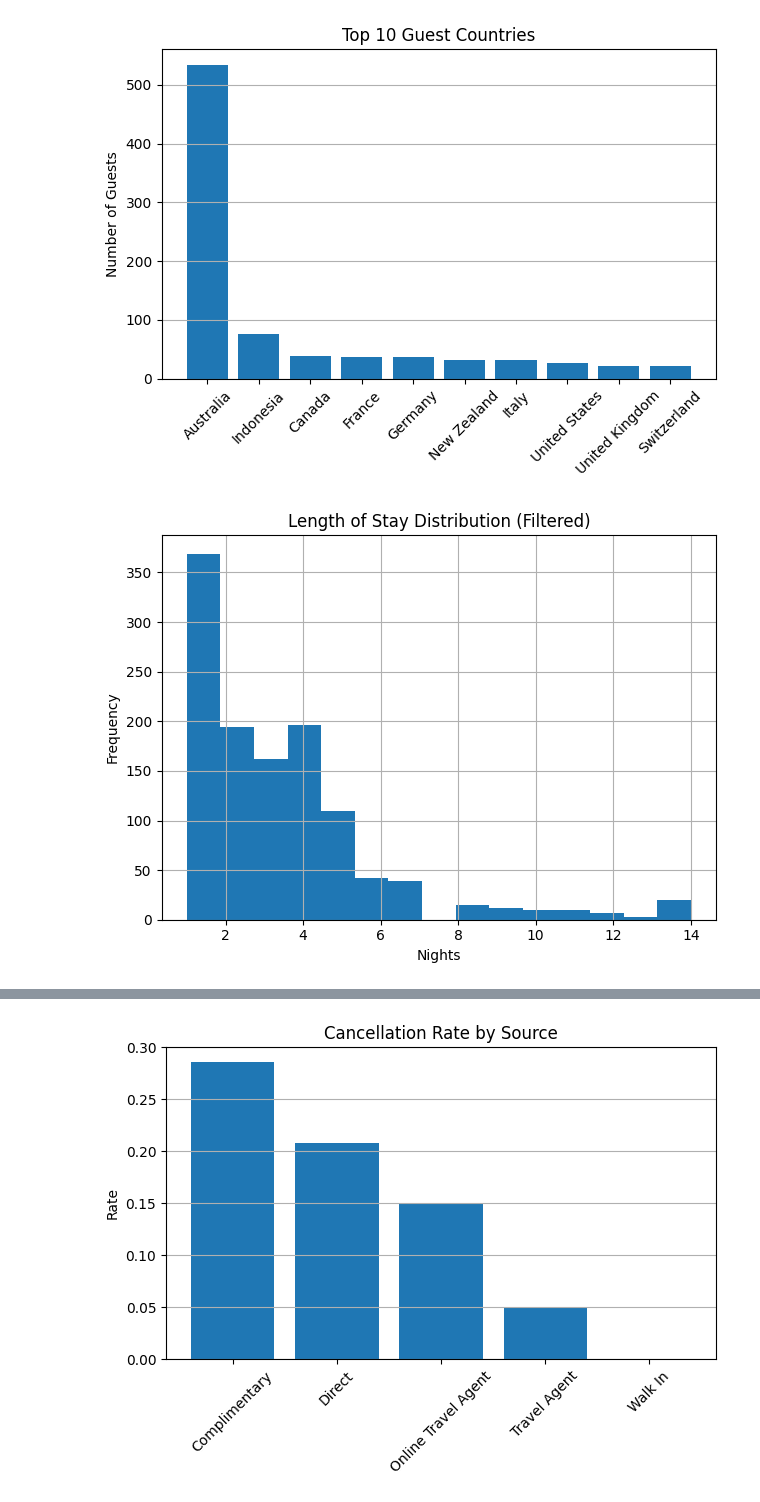
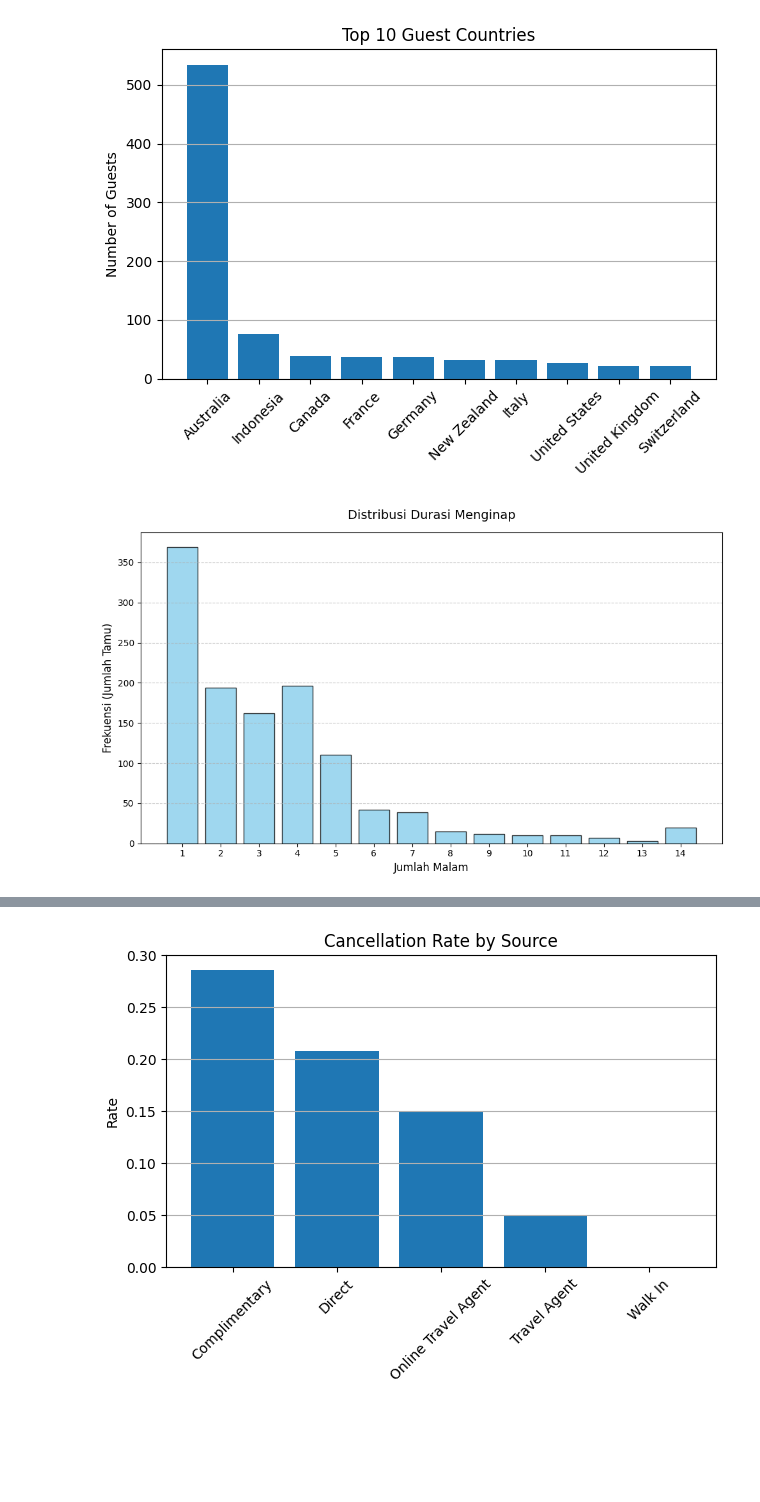
Before and after one commit to mahaputra971/pt_skp_ota_analyst, a Jupyter notebook: pondok_pitaya_analyst/pp_guespro.ipynb, the cells around one changed output, grey strips where cells are left out. Saved outputs shown, nothing was run; the diff lists cells and outputs as text; code cells hidden in the pictures; blank space fills up the shorter version.

```diff
--- a/pondok_pitaya_analyst/pp_guespro.ipynb
+++ b/pondok_pitaya_analyst/pp_guespro.ipynb
@@ -4,7 +4,7 @@ import pandas as pd
 import matplotlib.pyplot as plt
 import seaborn as sns
 # %%
-df = pd.read_excel("dataset/reservation_14_4_2026.xls")
+df = pd.read_excel("/home/mahaputra971/pt_skp/dataset/reservation_14_4_2026.xls")
 # %%
 df.head()
 # %% [output]
@@ -92,19 +456,34 @@ plt.tight_layout()
 plt.show()
 # %% [output]
 [figure]
-# %%
-stay = df[df['Nights'] < 15]['Nights']
-
-plt.figure()
-plt.hist(stay, bins=15)
-plt.title("Length of Stay Distribution (Filtered)")
-plt.xlabel("Nights")
-plt.ylabel("Frequency")
-plt.grid()
-plt.tight_layout()
-plt.show()
-# %% [output]
-[figure, removed]
+# %%
+import matplotlib.pyplot as plt
+import numpy as np
+
+# Memfilter data
+stay = df[df['Nights'] < 15]['Nights']
+
+plt.figure(figsize=(10, 6))
+
+# Perbaikan 1: Tentukan bin secara eksplisit agar batang berada tepat di tengah angka
+# Kita buat range dari 1 sampai 15 agar angka 14 tercover penuh
+bins = np.arange(1, 16) - 0.5
+
+plt.hist(stay, bins=bins, rwidth=0.8, color='skyblue', edgecolor='black', alpha=0.8)
+
+# Perbaikan 2: Paksa sumbu X menampilkan setiap angka (1, 2, 3... 14)
+plt.xticks(range(1, 15))
+
+# Perbaikan 3: Estetika Tambahan
+plt.title("Distribusi Durasi Menginap", fontsize=14, pad=15)
+plt.xlabel("Jumlah Malam", fontsize=12)
+plt.ylabel("Frekuensi (Jumlah Tamu)", fontsize=12)
+plt.grid(axis='y', linestyle='--', alpha=0.7) # Grid hanya horizontal agar lebih bersih
+
+plt.tight_layout()
+plt.show()
+# %% [output]
+[figure, added]
 # %%
 lead = df.groupby('Lead Bucket').size()
 
```
Also changed, not shown: parts of 4 cells of this notebook, 4 other files.
